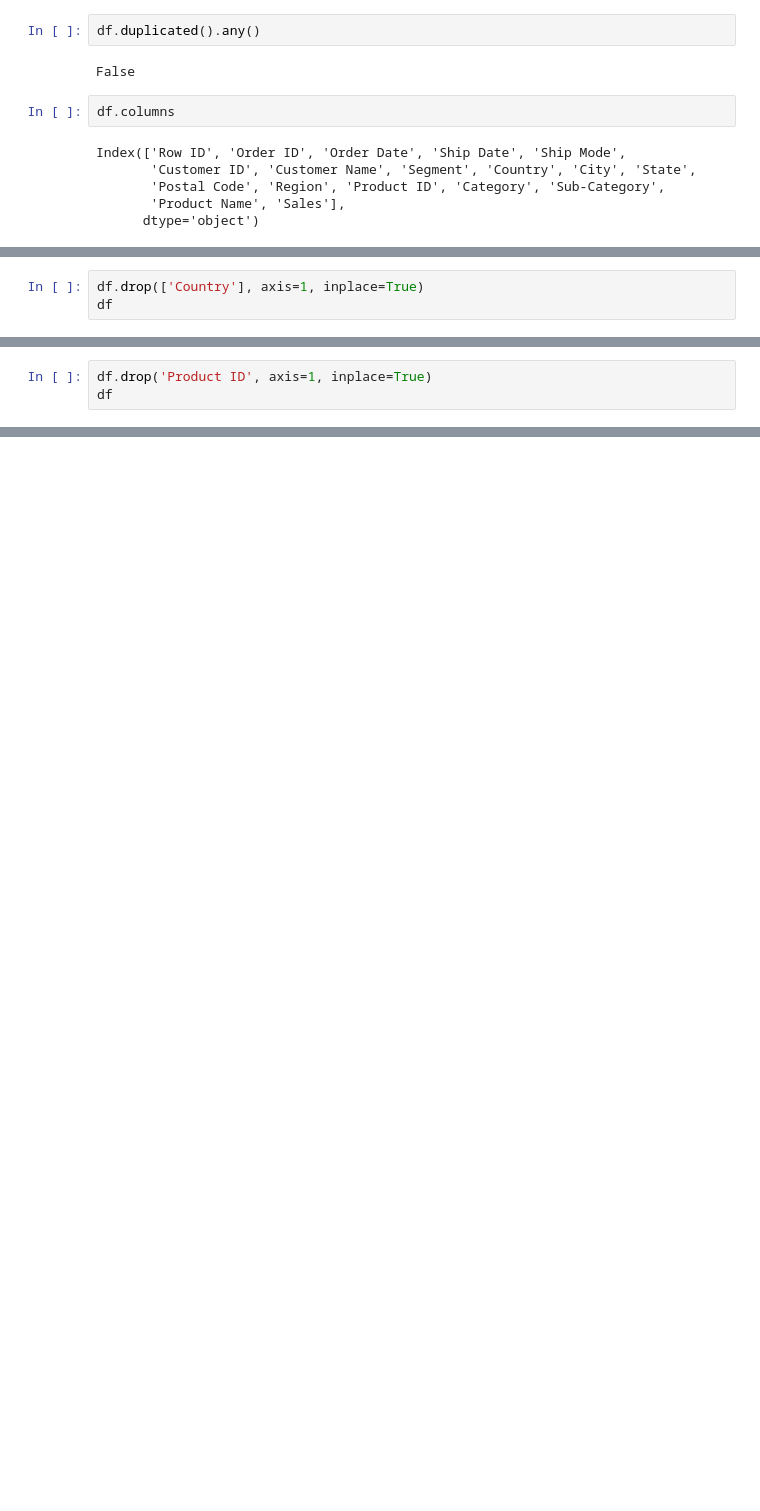
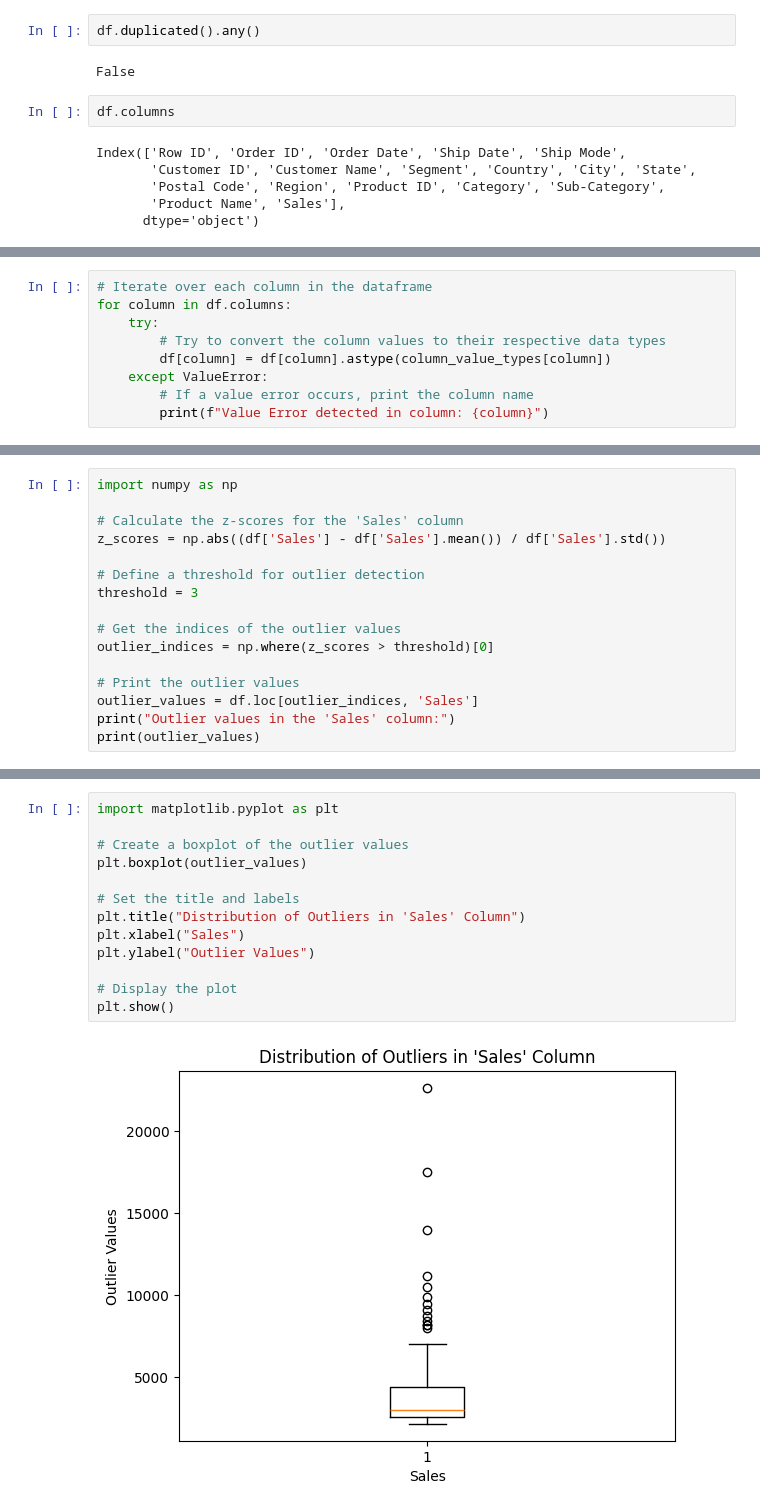
Before and after one commit to saifrahmania/Data36100, a Jupyter notebook: Implementations/ThirdInitialWork.ipynb, the cells around one changed output, grey strips where cells are left out. Cells and saved outputs as stored; diff of their text form; blank space fills up the shorter version.

```diff
--- a/Implementations/ThirdInitialWork.ipynb
+++ b/Implementations/ThirdInitialWork.ipynb
@@ -79,3 +276,0 @@ print(unique_countries)
-# %%
-df.drop(['Country'], axis=1, inplace=True)
-df
@@ -96,3 +276,0 @@ df
-# %%
-df.drop('Product ID', axis=1, inplace=True)
-df
@@ -112,0 +277,9 @@ df
+# %%
+# Iterate over each column in the dataframe
+for column in df.columns:
+    try:
+        # Try to convert the column values to their respective data types
+        df[column] = df[column].astype(column_value_types[column])
+    except ValueError:
+        # If a value error occurs, print the column name
+        print(f"Value Error detected in column: {column}")
@@ -112,0 +308,16 @@ df
+# %%
+import numpy as np
+
+# Calculate the z-scores for the 'Sales' column
+z_scores = np.abs((df['Sales'] - df['Sales'].mean()) / df['Sales'].std())
+
+# Define a threshold for outlier detection
+threshold = 3
+
+# Get the indices of the outlier values
+outlier_indices = np.where(z_scores > threshold)[0]
+
+# Print the outlier values
+outlier_values = df.loc[outlier_indices, 'Sales']
+print("Outlier values in the 'Sales' column:")
+print(outlier_values)
@@ -112,0 +338,15 @@ df
+# %%
+import matplotlib.pyplot as plt
+
+# Create a boxplot of the outlier values
+plt.boxplot(outlier_values)
+
+# Set the title and labels
+plt.title("Distribution of Outliers in 'Sales' Column")
+plt.xlabel("Sales")
+plt.ylabel("Outlier Values")
+
+# Display the plot
+plt.show()
+# %% [output]
+[figure, added]
```
Also changed, not shown: parts of 20 cells of this notebook, 2 other files.
